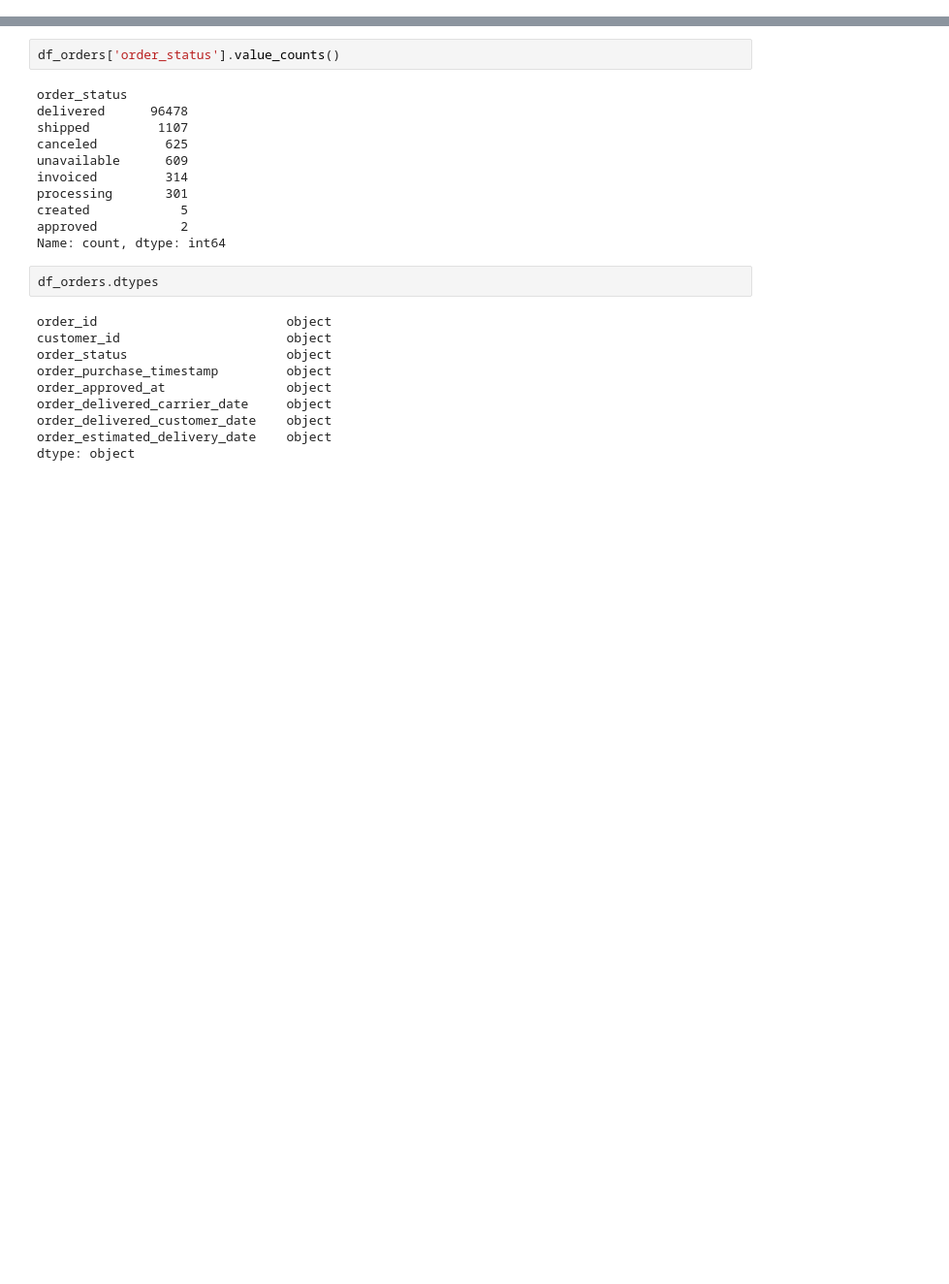
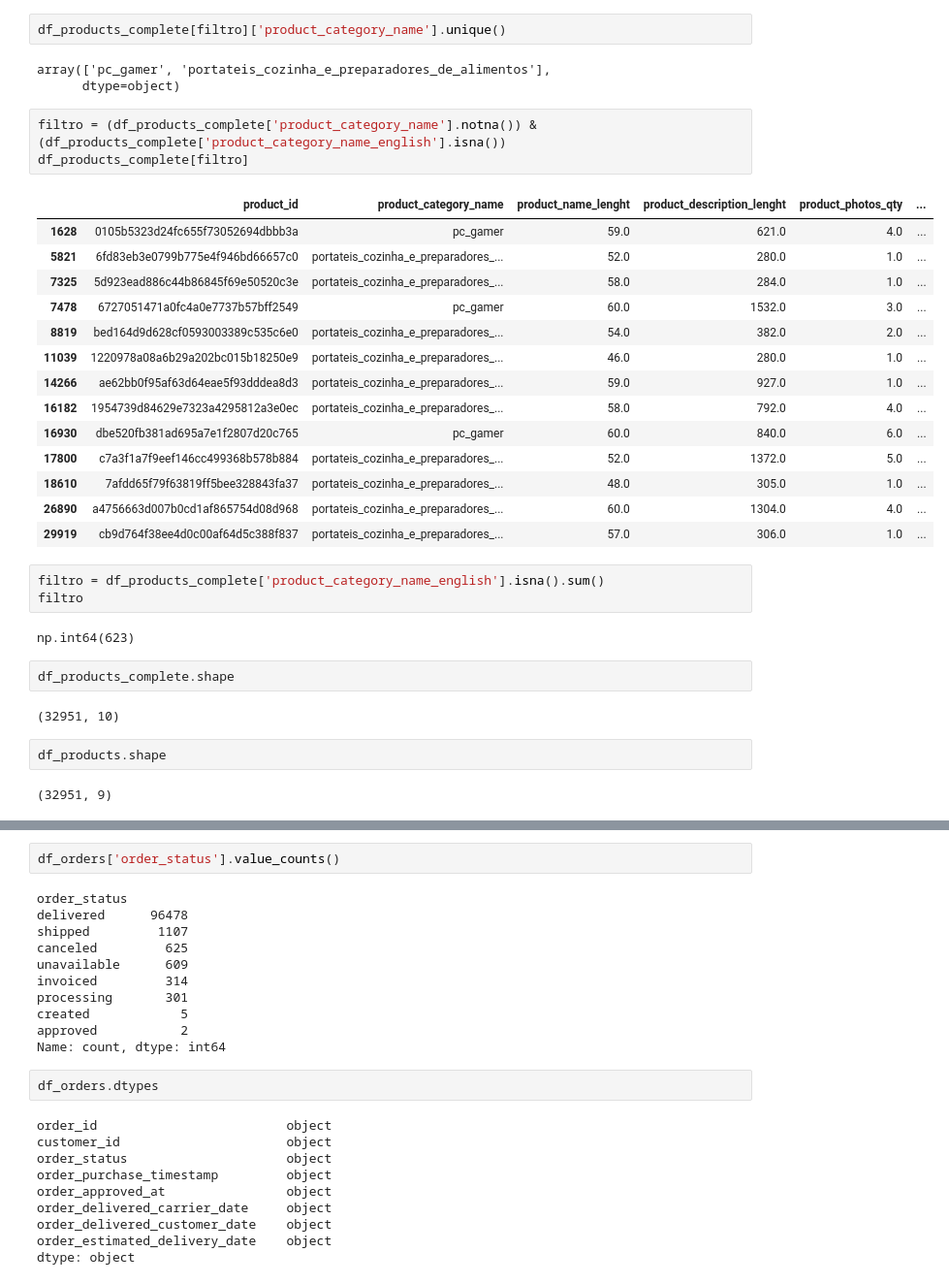
Before and after one commit to gabrielcardoso91/olist-ecommerce-analysis, a Jupyter notebook: notebooks/01_exploracao.ipynb, the cells around one changed output, grey strips where cells are left out. Shown at 97% size. Saved outputs shown, nothing was run; the diff lists cells and outputs as text; blank space fills up the shorter version.

```diff
--- a/notebooks/01_exploracao.ipynb
+++ b/notebooks/01_exploracao.ipynb
@@ -0,0 +548,36 @@
+# %%
+df_products_complete[filtro]['product_category_name'].unique()
+# %% [output]
+array(['pc_gamer', 'portateis_cozinha_e_preparadores_de_alimentos'],
+      dtype=object)
+# %%
+filtro = (df_products_complete['product_category_name'].notna()) & (df_products_complete['product_category_name_english'].isna())
+df_products_complete[filtro]
+# %% [output]
+|  | product_id | product_category_name | product_name_lenght | product_description_lenght | product_photos_qty | ... |
+| 1628 | 0105b5323d24fc655f73052694dbbb3a | pc_gamer | 59.0 | 621.0 | 4.0 | ... |
+| 5821 | 6fd83eb3e0799b775e4f946bd66657c0 | portateis_cozinha_e_preparadores_... | 52.0 | 280.0 | 1.0 | ... |
+| 7325 | 5d923ead886c44b86845f69e50520c3e | portateis_cozinha_e_preparadores_... | 58.0 | 284.0 | 1.0 | ... |
+| 7478 | 6727051471a0fc4a0e7737b57bff2549 | pc_gamer | 60.0 | 1532.0 | 3.0 | ... |
+| 8819 | bed164d9d628cf0593003389c535c6e0 | portateis_cozinha_e_preparadores_... | 54.0 | 382.0 | 2.0 | ... |
+| 11039 | 1220978a08a6b29a202bc015b18250e9 | portateis_cozinha_e_preparadores_... | 46.0 | 280.0 | 1.0 | ... |
+| 14266 | ae62bb0f95af63d64eae5f93dddea8d3 | portateis_cozinha_e_preparadores_... | 59.0 | 927.0 | 1.0 | ... |
+| 16182 | 1954739d84629e7323a4295812a3e0ec | portateis_cozinha_e_preparadores_... | 58.0 | 792.0 | 4.0 | ... |
+| 16930 | dbe520fb381ad695a7e1f2807d20c765 | pc_gamer | 60.0 | 840.0 | 6.0 | ... |
+| 17800 | c7a3f1a7f9eef146cc499368b578b884 | portateis_cozinha_e_preparadores_... | 52.0 | 1372.0 | 5.0 | ... |
+| 18610 | 7afdd65f79f63819ff5bee328843fa37 | portateis_cozinha_e_preparadores_... | 48.0 | 305.0 | 1.0 | ... |
+| 26890 | a4756663d007b0cd1af865754d08d968 | portateis_cozinha_e_preparadores_... | 60.0 | 1304.0 | 4.0 | ... |
+| 29919 | cb9d764f38ee4d0c00af64d5c388f837 | portateis_cozinha_e_preparadores_... | 57.0 | 306.0 | 1.0 | ... |
+# %%
+filtro = df_products_complete['product_category_name_english'].isna().sum()
+filtro
+# %% [output]
+np.int64(623)
+# %%
+df_products_complete.shape
+# %% [output]
+(32951, 10)
+# %%
+df_products.shape
+# %% [output]
+(32951, 9)
```
Also changed, not shown: parts of 103 cells of this notebook.
